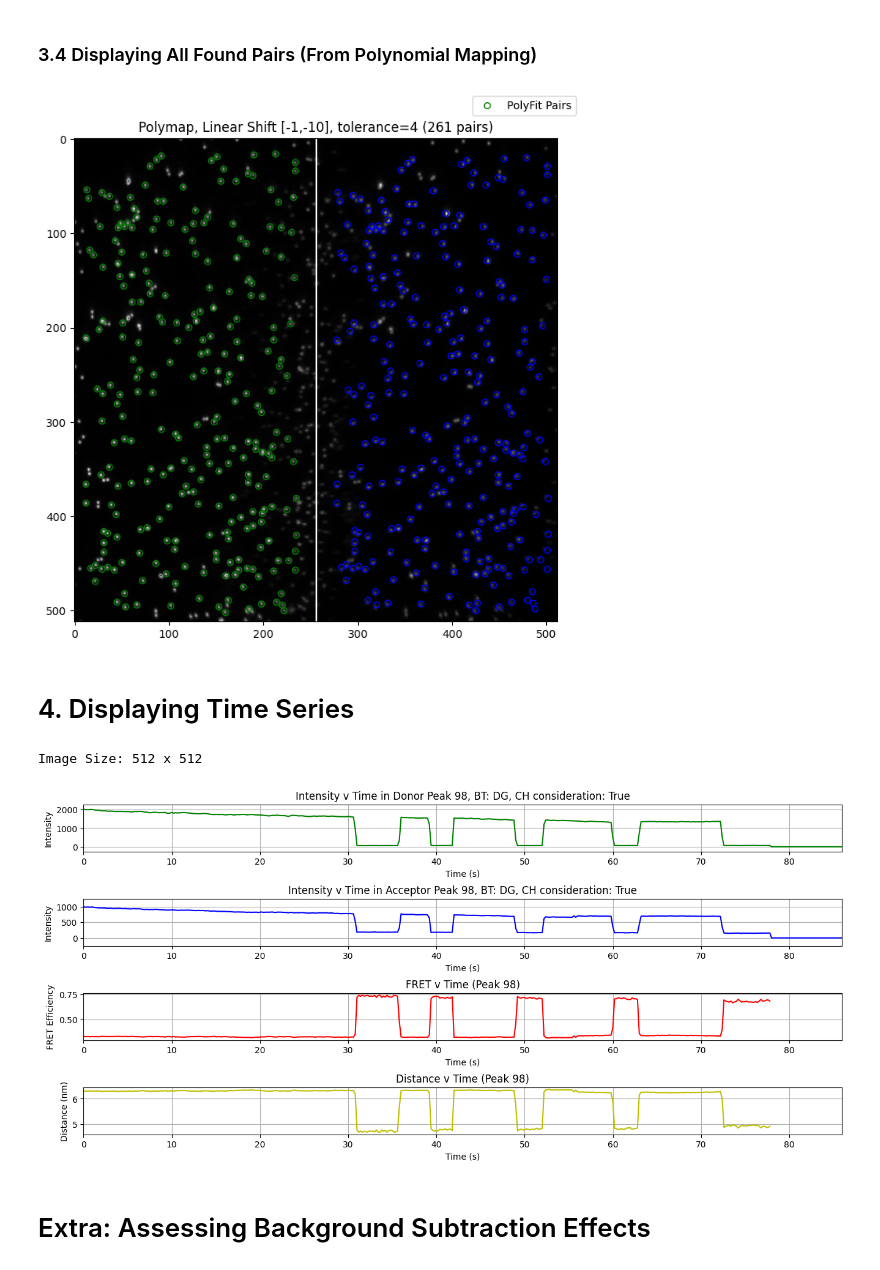
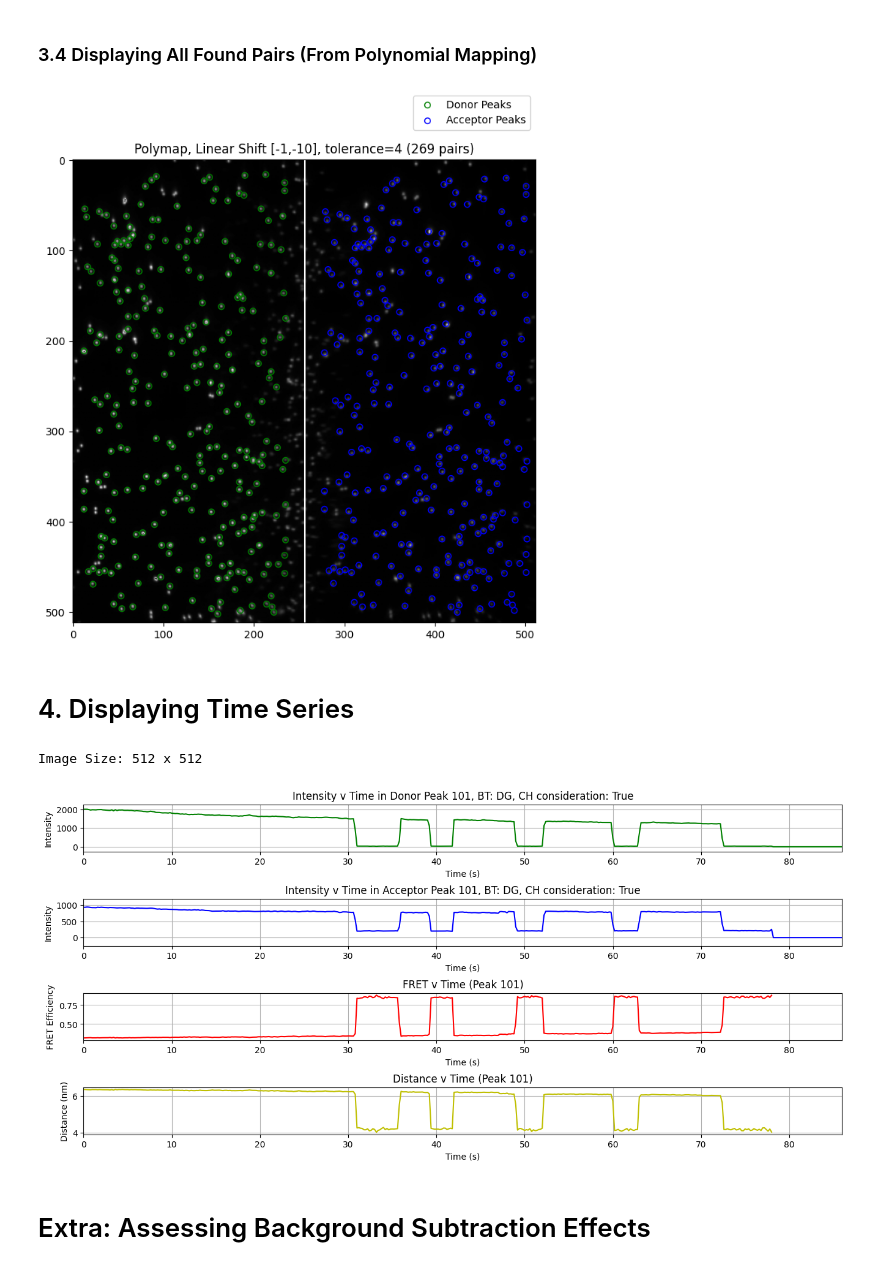
Before and after one commit to ljhason/smPy-UserGuide, a Jupyter notebook: User Guide - Two Colour/UserGuide_TwoColour.ipynb, the cells around one changed output. Saved outputs shown, nothing was run; the diff lists cells and outputs as text; code cells hidden in the pictures.

```diff
--- a/User Guide - Two Colour/UserGuide_TwoColour.ipynb
+++ b/User Guide - Two Colour/UserGuide_TwoColour.ipynb
@@ -130,15 +130,15 @@ Number of Pairs Found: 261
 # %%
 plt.figure(figsize=(8,8))
 plt.imshow(image, cmap="gray")
 plt.title(f"Polymap, Linear Shift [-1,-10], tolerance=4 ({len(poly_pair_CH1)} pairs)")
-plt.scatter(poly_pair_CH1[:, 1], poly_pair_CH1[:, 0], s=30, facecolors='none', edgecolors='g', label='PolyFit Pairs')
-plt.scatter(poly_pair_CH2[:, 1], poly_pair_CH2[:, 0], s=30, facecolors='none', edgecolors='b')
+plt.scatter(poly_pair_CH1[:, 1], poly_pair_CH1[:, 0], s=30, facecolors='none', edgecolors='g', label='Donor Peaks')
+plt.scatter(poly_pair_CH2[:, 1], poly_pair_CH2[:, 0], s=30, facecolors='none', edgecolors='b', label='Acceptor Peaks')
 plt.axvline(x=256, color="w", linestyle='-', linewidth=1.5)
-plt.legend(loc='upper right', bbox_to_anchor=(1.05, 1.1))
+plt.legend(loc='upper right', bbox_to_anchor=(1, 1.15))
 
 plt.show()
 # %% [output]
-[figure, old version]
+[figure, new version]
 # %% [markdown]
 # 4. Displaying Time Series
 # %%
@@ -156,9 +156,9 @@ elif image.ndim==3 and image.shape[2]==3:
 
 image_copy[mask] = [255, 255, 0]
 
-display_time_series(file_path, image_copy, 98, poly_pair_CH1, poly_pair_CH2, tpf = 1/5, R_0=5.6, radius=4, time_interval=10, background_treatment = "DG", CH_consideration=True,  CH1_intensity_interval=1000, CH2_intensity_interval=500, figsize=(16,7))
+display_time_series(file_path, image_copy, 101, poly_pair_CH1, poly_pair_CH2, tpf = 1/5, R_0=5.6, radius=4, time_interval=10, background_treatment = "DG", CH_consideration=True,  CH1_intensity_interval=1000, CH2_intensity_interval=500, figsize=(16,7))
 # %% [output]
 Image Size: 512 x 512
-[figure, old version]
+[figure, new version]
 # %% [markdown]
 # Extra: Assessing Background Subtraction Effects
```
Also changed, not shown: parts of 8 cells of this notebook, 9 other files.
